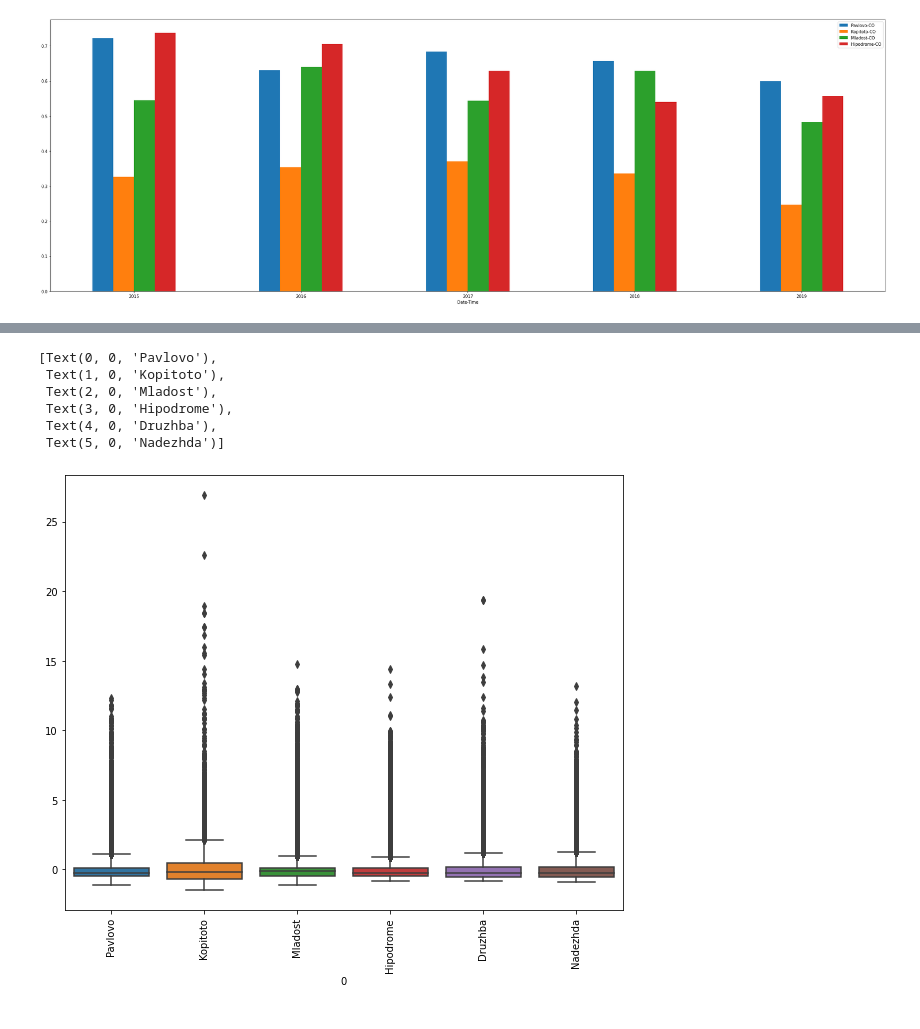
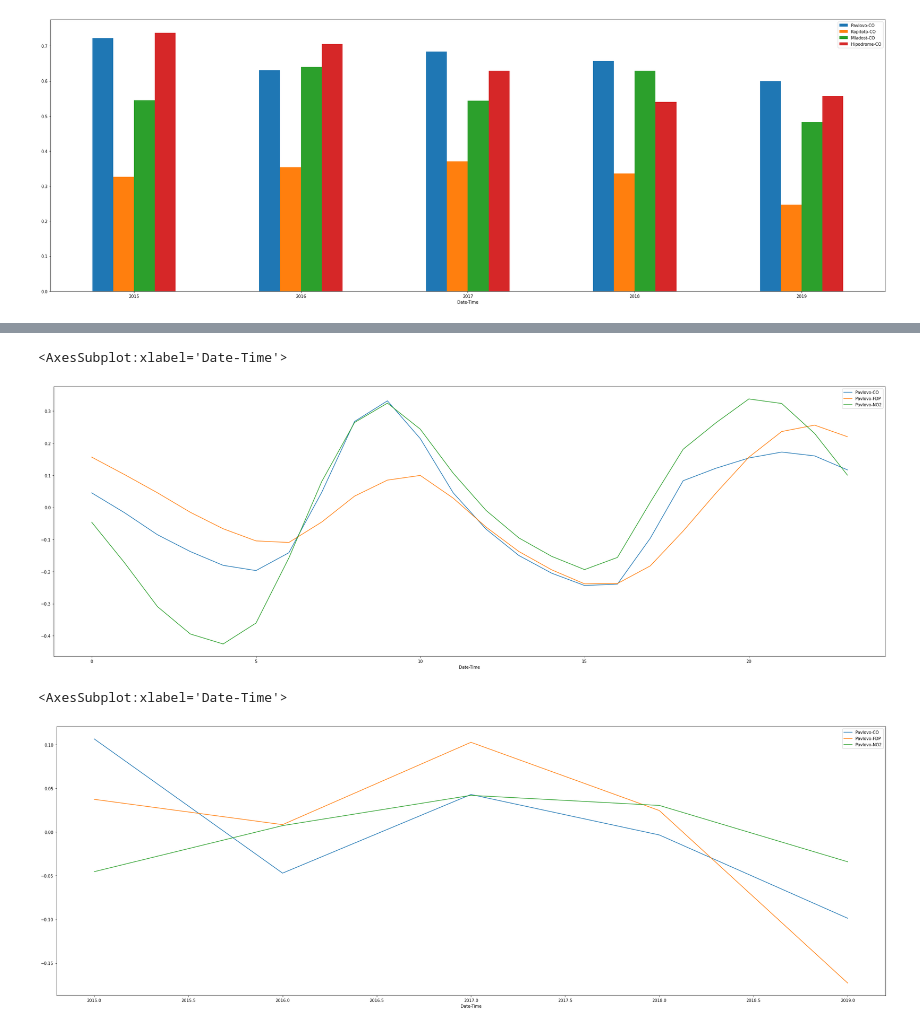
Before and after one commit to TsvetoslavVasev/BIgDataCourseProject, a Jupyter notebook: SofiaAirQuality.ipynb, the cells around one changed output, grey strips where cells are left out. Saved outputs shown, nothing was run; the diff lists cells and outputs as text; code cells hidden in the pictures.

Commit message:
standartization and plots

```diff
--- a/SofiaAirQuality.ipynb
+++ b/SofiaAirQuality.ipynb
@@ -438,6 +438,6 @@ air_quality_df.head()
 | 3 | 2015-01-01 04:00:00 | 1.96 | 0.21 | 0.92 | 1.75 | 179.009995 | 12.45 | 82.250000 | ... |
 | 4 | 2015-01-01 05:00:00 | 1.28 | 0.24 | 0.87 | 1.72 | 86.910004 | 12.66 | 67.500000 | ... |
 # %%
-air_quality_df.set_index("Date-Time")['Kopitoto-CO'].rolling(365).mean().plot()
+air_quality_df.set_index("Date-Time")['Mladost-CO'].rolling(365).mean().plot()
 # %% [output]
 <AxesSubplot:xlabel='Date-Time'>
@@ -455,12 +494,7 @@ KeyError: 'Date-Time'
 # %%
 # Cleanup DONE
-#TODO: Process data
-#      Analyze data
-
-co_measures = co_dataset[["Pavlovo", 'Kopitoto', 'Mladost', 'Hipodrome']]
-fdp_measures = fdp_dataset[["Pavlovo", 'Kopitoto', 'Mladost', 'Hipodrome', 'Druzhba', 'Nadezhda']]
-
+air_quality_df_measures = air_quality_df[["Pavlovo-CO", 'Kopitoto-CO', 'Mladost-CO', 'Hipodrome-CO', "Pavlovo-FDP", 'Kopitoto-FDP', 'Mladost-FDP', 'Hipodrome-FDP', "Pavlovo-NO2", 'Kopitoto-NO2', 'Mladost-NO2', 'Hipodrome-NO2', "temp", "pressure", "humidity", "wind_speed", "clouds_all"]]
 fig, ax=plt.subplots(figsize=(10,8))
-bp = sns.boxplot(data = co_measures)
+bp = sns.boxplot(data = air_quality_df_measures)
 bp.set_xticklabels(bp.get_xticklabels(), rotation = 90)
 # %% [output]
@@ -484,9 +519,5 @@ bp.set_xticklabels(bp.get_xticklabels(), rotation = 90)
 # %%
-scaled_co_measures = scaler.fit_transform(co_measures)
-scaled_fdp_measures = scaler.fit_transform(fdp_measures)
-
-scaled_co_data =pd.DataFrame(scaled_co_measures, columns = co_measures.columns)
-scaled_fdp_data =pd.DataFrame(scaled_fdp_measures, columns = fdp_measures.columns)
-
-scaled_co_data.head()
+scaled_air_quality_df = scaler.fit_transform(air_quality_df_measures)
+scaled_air_quality_df =pd.DataFrame(scaled_air_quality_df, columns = air_quality_df_measures.columns)
+scaled_air_quality_df.head()
 # %% [output]
@@ -542,12 +565,13 @@ bp.set_xticklabels(bp.get_xticklabels(), rotation = 90)
 # %%
-fig, ax=plt.subplots(figsize=(10,8))
-bp = sns.boxplot(data = scaled_fdp_data)
-bp.set_xticklabels(bp.get_xticklabels(), rotation = 90)
+fig, axs = plt.subplots(figsize=(36, 12))
+scaled_air_quality_df.insert(0, "Date-Time", air_quality_df["Date-Time"], True)
+scaled_air_quality_df.groupby(scaled_air_quality_df["Date-Time"].dt.hour)["Pavlovo-CO", "Pavlovo-FDP", "Pavlovo-NO2"].mean().plot(kind='line', rot=0, ax=axs)
 # %% [output]
-[Text(0, 0, 'Pavlovo'),
- Text(1, 0, 'Kopitoto'),
- Text(2, 0, 'Mladost'),
- Text(3, 0, 'Hipodrome'),
- Text(4, 0, 'Druzhba'),
- Text(5, 0, 'Nadezhda')]
+<AxesSubplot:xlabel='Date-Time'>
-[figure, old version]
+[figure, new version]
+# %%
+fig, axs = plt.subplots(figsize=(36, 12))
+scaled_air_quality_df.groupby(scaled_air_quality_df["Date-Time"].dt.year)["Pavlovo-CO", "Pavlovo-FDP", "Pavlovo-NO2"].mean().plot(kind='line', rot=0, ax=axs)
+# %% [output]
+<AxesSubplot:xlabel='Date-Time'>
+[figure, added]
```
Also changed, not shown: parts of 26 cells of this notebook.
